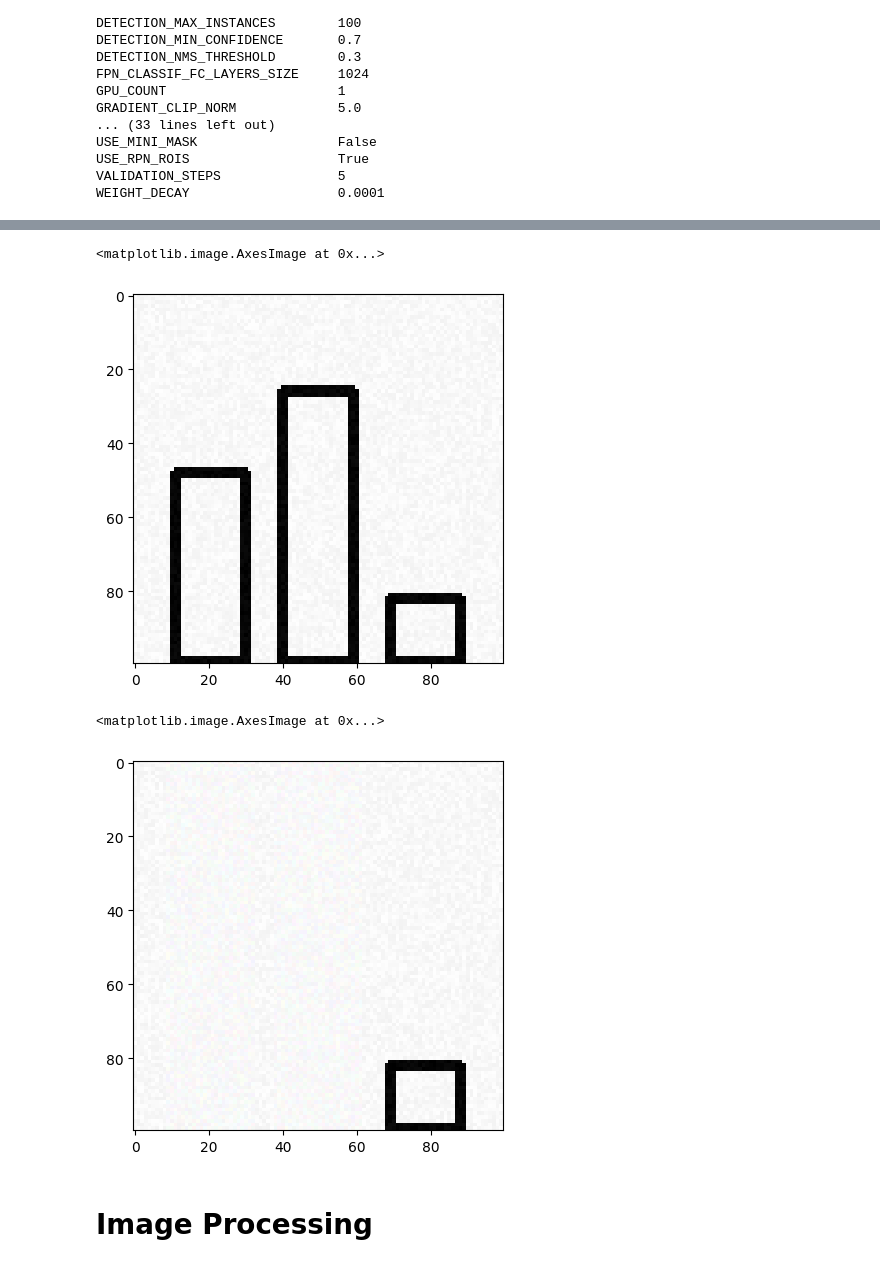
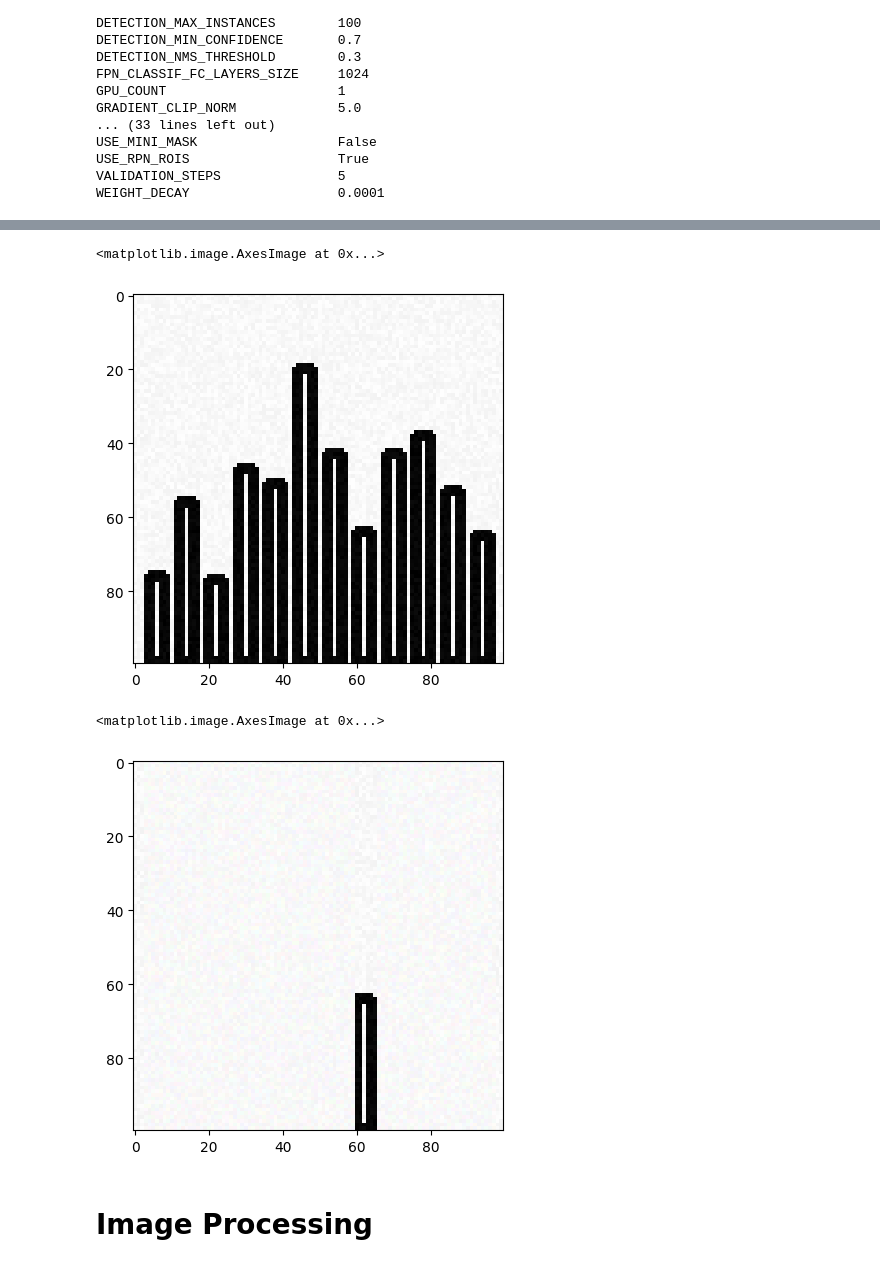
Before and after one commit to mahsageshvadi/Instance-based-RN, a Jupyter notebook: Codes_PureExperiment_default_5_times/Task1_ourNewTasks/Test_MaskRCNN_ON_different_images-grayscale.ipynb, the cells around one changed output, grey strips where cells are left out. Cells and saved outputs as stored; diff of their text form; code cells hidden in the pictures.

```diff
--- a/Codes_PureExperiment_default_5_times/Task1_ourNewTasks/Test_MaskRCNN_ON_different_images-grayscale.ipynb
+++ b/Codes_PureExperiment_default_5_times/Task1_ourNewTasks/Test_MaskRCNN_ON_different_images-grayscale.ipynb
@@ -81,7 +81,7 @@ USE_RPN_ROIS                   True
 VALIDATION_STEPS               5
 WEIGHT_DECAY                   0.0001
 # %%
-RCNNMODEL_DIR = os.path.join(ROOT_DIR, "MaskRCNNlogs/BarChart_color/logs_bargrayscale")
+RCNNMODEL_DIR = os.path.join(ROOT_DIR, "MaskRCNNlogs/BarChart_color/logs_bargrayscale12")
 # %%
 class InferenceConfig(ShapesConfig):
     GPU_COUNT = 1
@@ -112,7 +105,7 @@ Re-starting from epoch 60
 # %%
 image_num = 1
 min_num_obj = 3
-max_num_obj = 6
+max_num_obj = 12
 # %%
 def get_segmented_image_crop(x1, y1, x2, y2, image):
 
@@ -191,12 +169,12 @@ plt.imshow(test)
 plt.imshow(color_img)
 # %% [output]
 <matplotlib.image.AxesImage at 0x...>
-[figure, old version]
+[figure, new version]
 # %%
-plt.imshow(segments[2])
+plt.imshow(segments[7])
 # %% [output]
 <matplotlib.image.AxesImage at 0x...>
-[figure, old version]
+[figure, new version]
 # %% [markdown]
 # Image Processing
 # %%
```
Also changed, not shown: parts of 6 cells of this notebook, 4 other files.
